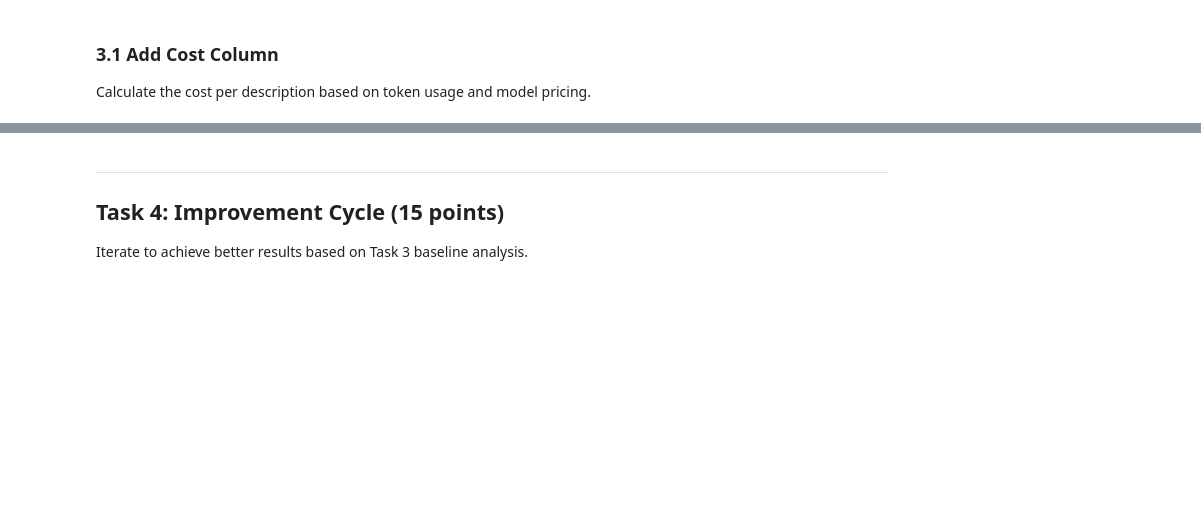
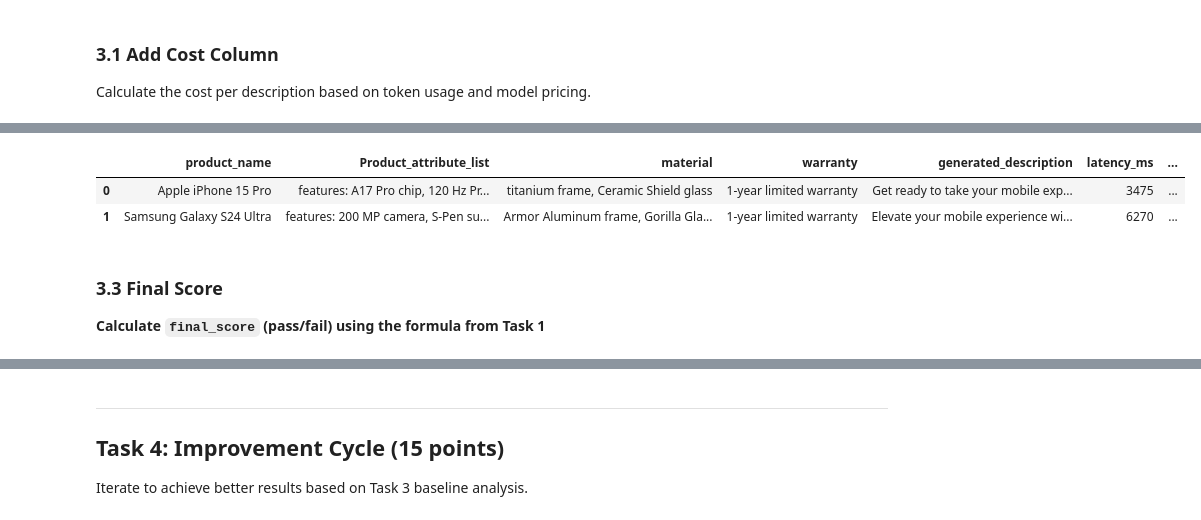
Before and after one commit to Nesher123/AI-Performance-Engineering-Course, a Jupyter notebook: assignment_01_solution.ipynb, the cells around one changed output, grey strips where cells are left out. Cells and saved outputs as stored; diff of their text form; code cells hidden in the pictures; blank space fills up the shorter version.

Commit message:
task 3 completed

```diff
--- a/assignment_01_solution.ipynb
+++ b/assignment_01_solution.ipynb
@@ -447,25 +445,30 @@ def get_model_pricing(model_name: str) -> tuple[float, float]:
         print(f"⚠ Warning: Could not fetch pricing from API: {e}")
         print("Using fallback pricing values for meta-llama/Meta-Llama-3.1-8B-Instruct")
         # Fallback: $0.02/1M input, $0.06/1M output = $0.00002/1K, $0.00006/1K
-        return 0.00002, 0.00006
+        # NOTE: This is the pricing for the model used in the assignment ("meta-llama/Meta-Llama-3.1-8B-Instruct")
+        return (0.00002, 0.00006)
 
 
 # Get pricing for the chosen model
 PRICE_PER_1K_INPUT_TOKENS, PRICE_PER_1K_OUTPUT_TOKENS = get_model_pricing(MODEL_NAME)
 
 # Load the Excel file
-results_df = pd.read_excel("assignment_01.xlsx")
+results_df = pd.read_excel(OUTPUT_EXCEL_PATH)
 
-# Calculate cost
-results_df["cost"] = (results_df["input_tokens"] / 1000 * PRICE_PER_1K_INPUT_TOKENS) + (
-    results_df["output_tokens"] / 1000 * PRICE_PER_1K_OUTPUT_TOKENS
+# Calculate cost (numeric; overwrites any placeholder in the cost column)
+results_df["cost_value"] = (
+    results_df["input_tokens"] / 1000 * PRICE_PER_1K_INPUT_TOKENS
+) + (results_df["output_tokens"] / 1000 * PRICE_PER_1K_OUTPUT_TOKENS)
+
+print(f"\nAverage cost per description: ${results_df['cost_value'].mean():.6f}")
+print(
+    f"Total cost for {len(results_df)} descriptions: ${results_df['cost_value'].sum():.6f}"
 )
 
-print(f"\nAverage cost per description: ${results_df['cost'].mean():.6f}")
-print(f"Total cost for {len(results_df)} descriptions: ${results_df['cost'].sum():.6f}")
-
-# Save the results
-results_df.to_excel("assignment_01.xlsx", index=False)
+results_df = results_df.fillna("")
+# Save the results (na_rep="" keeps future reads aligned with empty-string placeholders)
+results_df.to_excel(OUTPUT_EXCEL_PATH, index=False, na_rep="")
+results_df.to_csv("dataset_after_generating_descriptions.csv", index=False)
 # %% [output]
 ✓ Fetched pricing for meta-llama/Meta-Llama-3.1-8B-Instruct:
   Input:  $0.000020 per 1K tokens
@@ -627,0 +639,25 @@ Based on the manual evaluation:
+# %%
+# Merge the MANUAL_RATINGS_TEMP into automatic_eval_df
+for product_name, ratings in MANUAL_RATINGS_TEMP.items():
+    automatic_eval_df.loc[
+        automatic_eval_df["product_name"] == product_name, "fluency"
+    ] = ratings["fluency"]
+    automatic_eval_df.loc[
+        automatic_eval_df["product_name"] == product_name, "grammar"
+    ] = ratings["grammar"]
+    automatic_eval_df.loc[automatic_eval_df["product_name"] == product_name, "tone"] = (
+        ratings["tone"]
+    )
+    automatic_eval_df.loc[
+        automatic_eval_df["product_name"] == product_name, "grounding"
+    ] = ratings["grounding"]
+
+automatic_eval_df.head(2)
+# %% [output]
+|  | product_name | Product_attribute_list | material | warranty | generated_description | latency_ms | ... |
+| 0 | Apple iPhone 15 Pro | features: A17 Pro chip, 120 Hz Pr... | titanium frame, Ceramic Shield glass | 1-year limited warranty | Get ready to take your mobile exp... | 3475 | ... |
+| 1 | Samsung Galaxy S24 Ultra | features: 200 MP camera, S-Pen su... | Armor Aluminum frame, Gorilla Gla... | 1-year limited warranty | Elevate your mobile experience wi... | 6270 | ... |
+# %% [markdown]
+### 3.3 Final Score
+
+**Calculate `final_score` (pass/fail) using the formula from Task 1**
```
Also changed, not shown: parts of 21 cells of this notebook, 2 other files.
